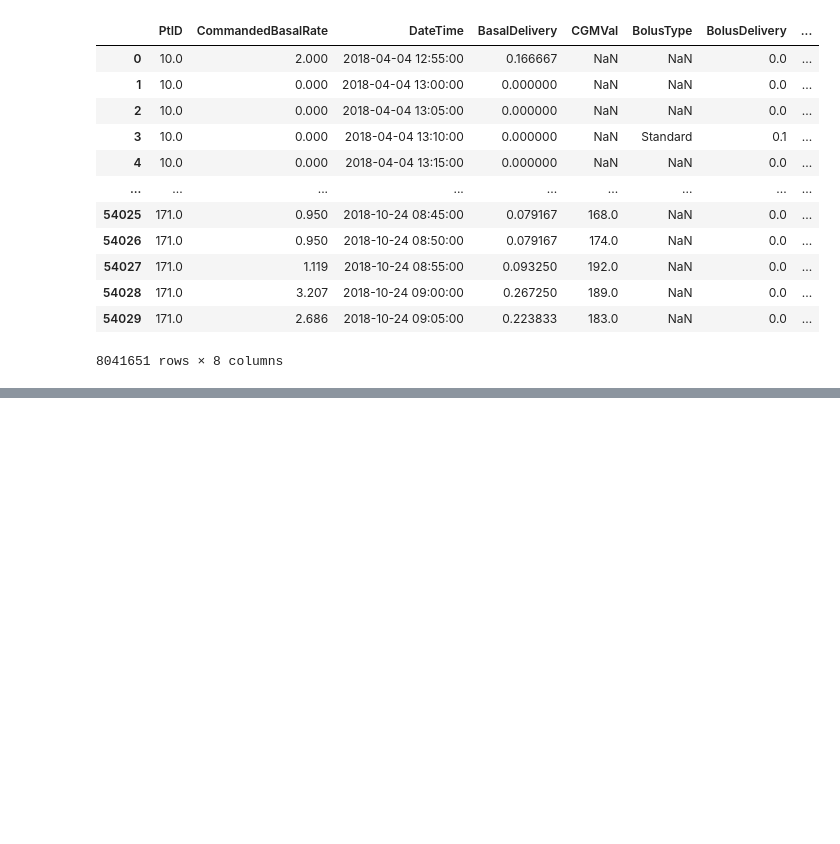
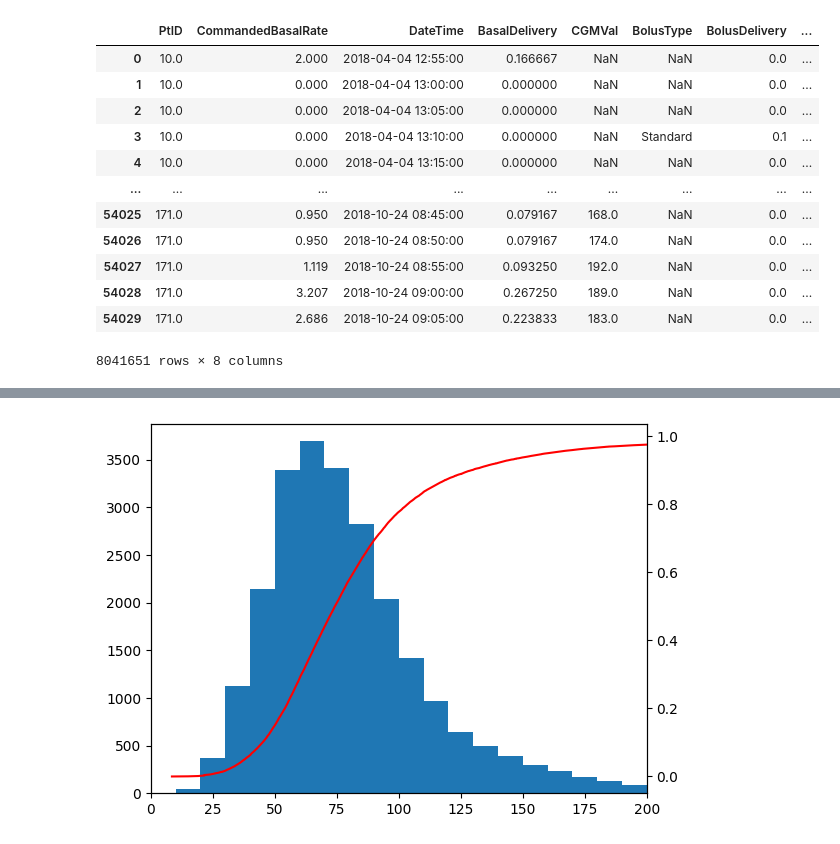
Before and after one commit to nudgebg/egvinsulin, a Jupyter notebook: cleaning_functions.ipynb, the cells around one changed output, grey strips where cells are left out. Cells and saved outputs as stored; diff of their text form; code cells hidden in the pictures; blank space fills up the shorter version.

```diff
--- a/cleaning_functions.ipynb
+++ b/cleaning_functions.ipynb
@@ -536,0 +1112,19 @@ patient_data
+# %%
+import matplotlib.pyplot as plt
+
+data = pd.read_csv('/Users/rachelbrandt/egvinsulin/CleanedData/FLAIR_TDD_data.csv')
+N = len(data)
+cdfx = np.sort(data.TDD.values)
+cdfy = np.linspace(1 / len(data.TDD.values), 1.0, len(data.TDD.values))
+F2 = np.array(range(N))/float(N)
+# plot the CDF
+# plt.gca().set_xscale('symlog')
+# plt.ylim([0,1])
+fig, ax2 = plt.subplots()
+ax2.hist(data.TDD,bins=np.arange(0,220,10))
+ax2.set_xlim([0,200])
+ax1 = ax2.twinx()
+ax1.plot(cdfx, cdfy,color='r')
+plt.show()
+# %% [output]
+[figure, added]
```
Also changed, not shown: parts of 19 cells of this notebook.
